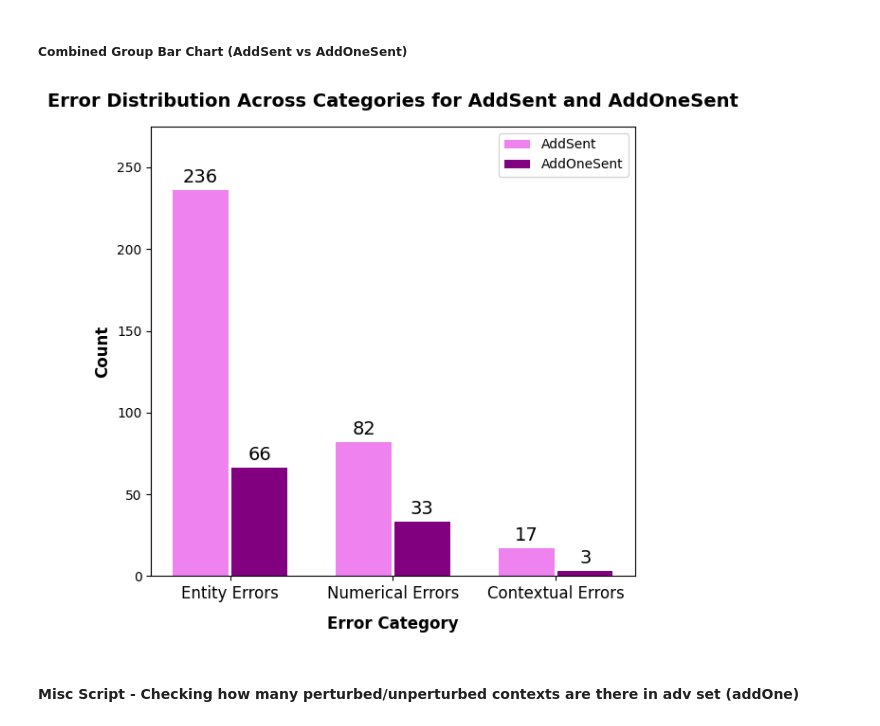
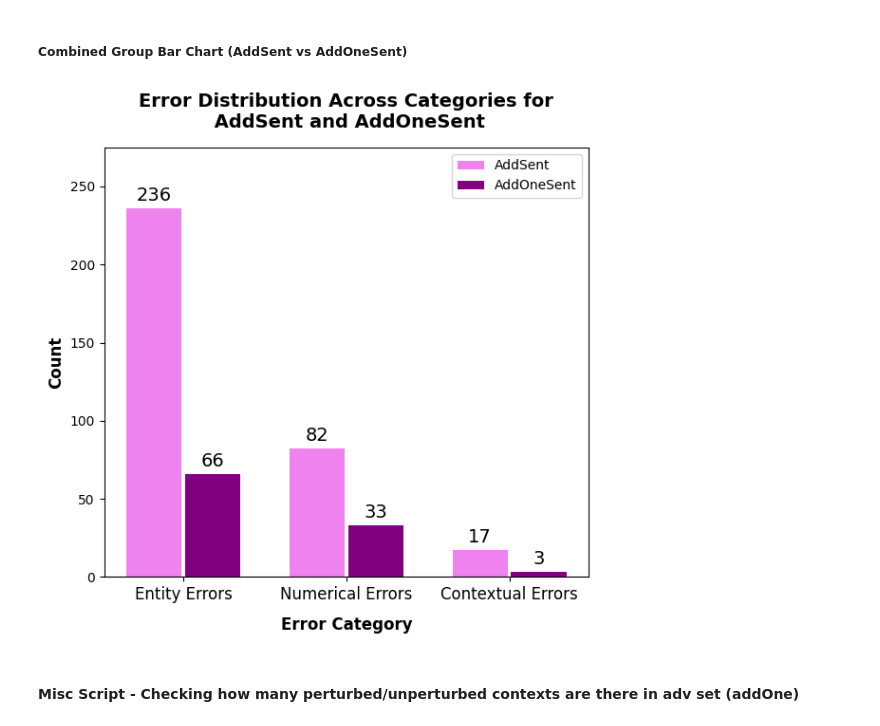
Before and after one commit to Shaz-Momin/nlp-fp-dataset-artifacts, a Jupyter notebook: error_analysis/adv_error_analysis.ipynb, the cells around one changed output. Saved outputs shown, nothing was run; the diff lists cells and outputs as text; code cells hidden in the pictures.

```diff
--- a/error_analysis/adv_error_analysis.ipynb
+++ b/error_analysis/adv_error_analysis.ipynb
@@ -174,35 +174,35 @@ width = 0.35  # the width of the bars
 padding = 0.01  # padding between bars
 
 fig, ax = plt.subplots(figsize=(6, 6))
 bars1 = ax.bar(x - width/2 - padding/2, counts_addSent, width - padding, label='AddSent', color='violet')
 bars2 = ax.bar(x + width/2 + padding/2, counts_addOneSent, width - padding, label='AddOneSent', color='purple')
 
 # Add some text for labels, title and custom x-axis tick labels, etc.
 ax.set_xlabel('Error Category', fontsize=12, fontweight='semibold', labelpad=10)
 ax.set_ylabel('Count', fontsize=12, fontweight='semibold')
-ax.set_title('Error Distribution Across Categories for AddSent and AddOneSent', fontsize=14, pad=15, fontweight='bold')
+ax.set_title('Error Distribution Across Categories for\n AddSent and AddOneSent', fontsize=14, pad=15, fontweight='bold')
 ax.set_xticks(x)
 ax.set_xticklabels(category_names_addSent, fontsize=12)
 ax.legend()
 
 # Add counts above the bars
 def add_counts(bars):
     for bar in bars:
         height = bar.get_height()
         ax.annotate('{}'.format(height),
                     xy=(bar.get_x() + bar.get_width() / 2, height),
                     xytext=(0, 3),  # 3 points vertical offset
                     textcoords="offset points",
                     ha='center', va='bottom', fontsize=14)  # Increase fontsize here
 
 add_counts(bars1)
 add_counts(bars2)
 
 plt.tight_layout()
 plt.ylim(0, 275)
 plt.show()
 # %% [output]
-[figure, old version]
+[figure, new version]
 # %% [markdown]
 #### Misc Script - Checking how many perturbed/unperturbed contexts are there in adv set (addOne)
 # %%
```
Also changed, not shown: 1 other file.
